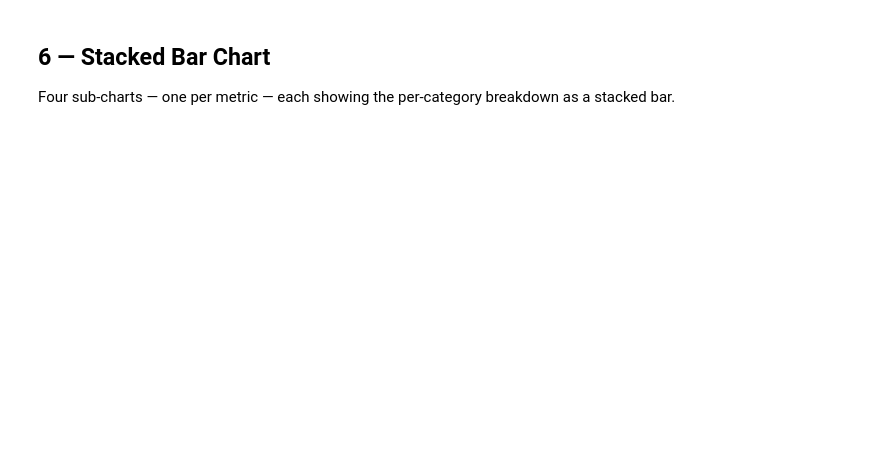
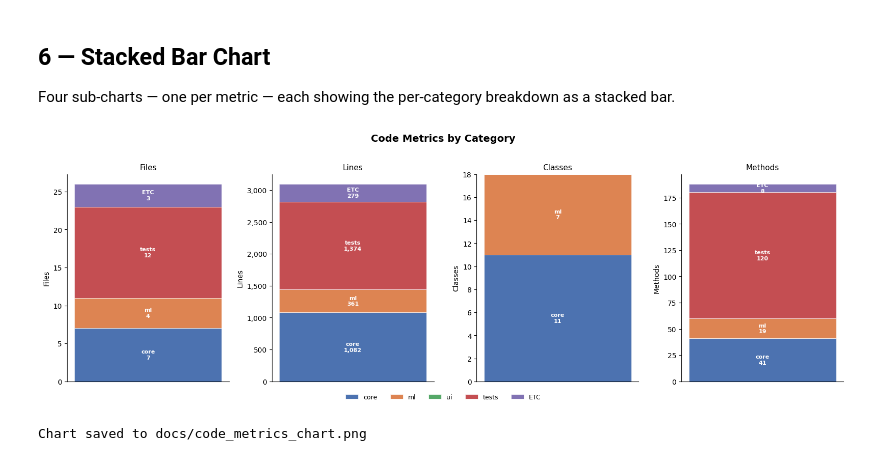
Before and after one commit to PeterWazinski/style_transfer, a Jupyter notebook: docs/code_metrics.ipynb, the cells around one changed output. Drawn from its saved outputs; the diff is of its cells as text; code cells hidden in the pictures; blank space fills up the shorter version.

Commit message:
docs: increase bar chart label size to 11pt, improve layout

```diff
--- a/docs/code_metrics.ipynb
+++ b/docs/code_metrics.ipynb
@@ -187,52 +226,61 @@ PALETTE: list[str] = ["#4C72B0", "#DD8452", "#55A868", "#C44E52", "#8172B3"]
 # Use only the category rows (drop TOTAL)
 plot_df = agg.set_index("Category")
 
-fig, axes = plt.subplots(1, 4, figsize=(16, 5))
-fig.suptitle("Code Metrics by Category", fontsize=14, fontweight="bold", y=1.02)
+fig, axes = plt.subplots(1, 4, figsize=(18, 8))
+fig.suptitle("Code Metrics by Category", fontsize=15, fontweight="bold", y=1.01)
+
+BAR_WIDTH = 0.55
+LABEL_FONTSIZE = 11
 
 for ax, metric in zip(axes, METRICS):
     values = plot_df[metric].values
     categories = plot_df.index.tolist()
+    total = float(sum(values))
     bottom = 0.0
     for i, (cat, val) in enumerate(zip(categories, values)):
         ax.bar(
-            metric, val,
+            0, val,
             bottom=bottom,
             color=PALETTE[i % len(PALETTE)],
             label=cat,
             edgecolor="white",
-            linewidth=0.5,
+            linewidth=0.8,
+            width=BAR_WIDTH,
         )
-        if val > 0:
+        # Only label segments that are large enough to fit text (>= 4 % of total)
+        if total > 0 and val / total >= 0.04:
             ax.text(
                 0, bottom + val / 2,
                 f"{cat}\n{val:,}",
                 ha="center", va="center",
-                fontsize=8, color="white", fontweight="bold",
+                fontsize=LABEL_FONTSIZE, color="white", fontweight="bold",
             )
         bottom += val
 
-    ax.set_title(metric, fontsize=11)
+    ax.set_title(metric, fontsize=13, fontweight="bold", pad=8)
     ax.set_xticks([])
+    ax.set_xlim(-0.5, 0.5)
     ax.yaxis.set_major_formatter(mticker.FuncFormatter(lambda x, _: f"{int(x):,}"))
-    ax.set_ylabel(metric)
-    ax.spines[["top", "right"]].set_visible(False)
+    ax.tick_params(axis="y", labelsize=10)
+    ax.spines[["top", "right", "bottom"]].set_visible(False)
 
-# Single shared legend (built from the last axes to avoid duplicates)
+# Single shared legend
 handles, labels = axes[-1].get_legend_handles_labels()
-# Deduplicate while preserving order
 seen: dict[str, Any] = {}
 for h, l in zip(handles, labels):
     if l not in seen:
         seen[l] = h
 fig.legend(
     seen.values(), seen.keys(),
     loc="lower center", ncol=len(CATEGORY_ORDER),
-    frameon=False, fontsize=9,
-    bbox_to_anchor=(0.5, -0.05),
+    frameon=False, fontsize=11,
+    bbox_to_anchor=(0.5, -0.04),
 )
 
 plt.tight_layout()
 plt.savefig("code_metrics_chart.png", dpi=150, bbox_inches="tight")
 plt.show()
 print("Chart saved to docs/code_metrics_chart.png")
+# %% [output]
+[figure, added]
+Chart saved to docs/code_metrics_chart.png
```
Also changed, not shown: parts of 5 cells of this notebook, 1 other file.
